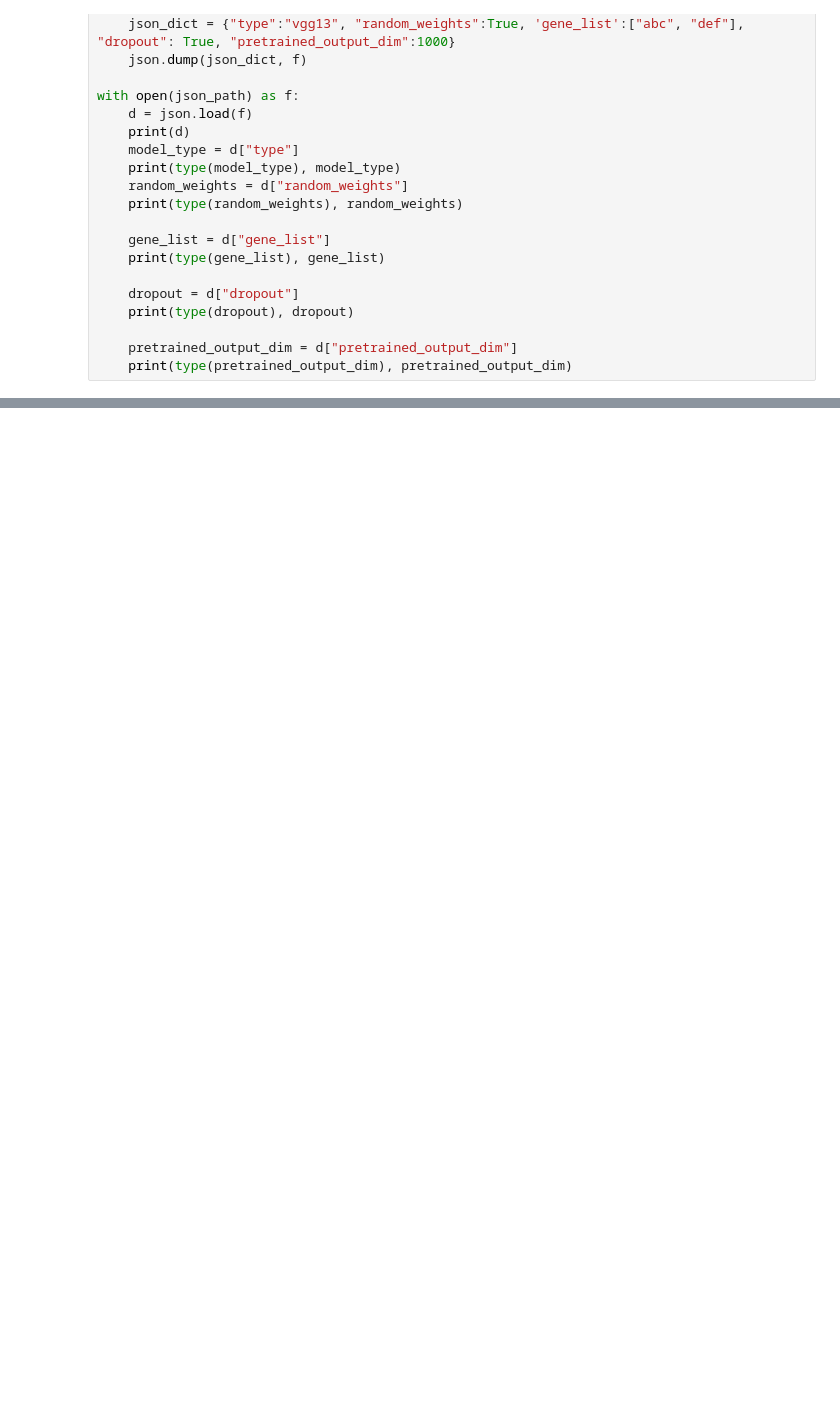
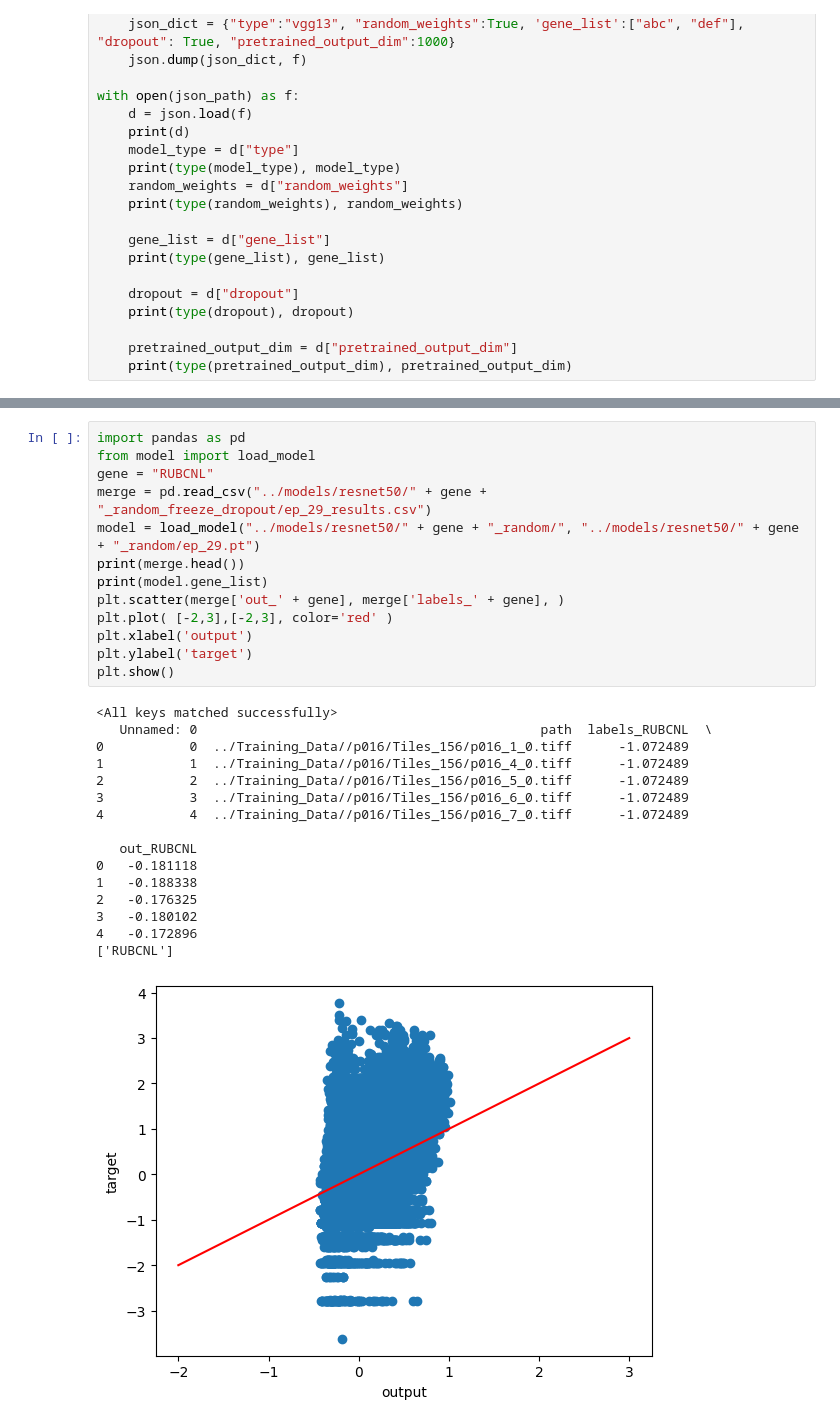
Before and after one commit to jthielmann/xai_cc, a Jupyter notebook: script/testing.ipynb, the cells around one changed output, grey strips where cells are left out. Saved outputs shown, nothing was run; the diff lists cells and outputs as text; blank space fills up the shorter version.

```diff
--- a/script/testing.ipynb
+++ b/script/testing.ipynb
@@ -81,0 +90,30 @@ with open(json_path) as f:
+# %%
+import pandas as pd
+from model import load_model
+gene = "RUBCNL"
+merge = pd.read_csv("../models/resnet50/" + gene + "_random_freeze_dropout/ep_29_results.csv")
+model = load_model("../models/resnet50/" + gene + "_random/", "../models/resnet50/" + gene + "_random/ep_29.pt")
+print(merge.head())
+print(model.gene_list)
+plt.scatter(merge['out_' + gene], merge['labels_' + gene], )
+plt.plot( [-2,3],[-2,3], color='red' )
+plt.xlabel('output')
+plt.ylabel('target')
+plt.show()
+# %% [output]
+<All keys matched successfully>
+   Unnamed: 0                                            path  labels_RUBCNL  \
+0           0  ../Training_Data//p016/Tiles_156/p016_1_0.tiff      -1.072489
+1           1  ../Training_Data//p016/Tiles_156/p016_4_0.tiff      -1.072489
+2           2  ../Training_Data//p016/Tiles_156/p016_5_0.tiff      -1.072489
+3           3  ../Training_Data//p016/Tiles_156/p016_6_0.tiff      -1.072489
+4           4  ../Training_Data//p016/Tiles_156/p016_7_0.tiff      -1.072489
+
+   out_RUBCNL
+0   -0.181118
+1   -0.188338
+2   -0.176325
+3   -0.180102
+4   -0.172896
+['RUBCNL']
+[figure, added]
```
Also changed, not shown: parts of 2 cells of this notebook, 8 other files.
